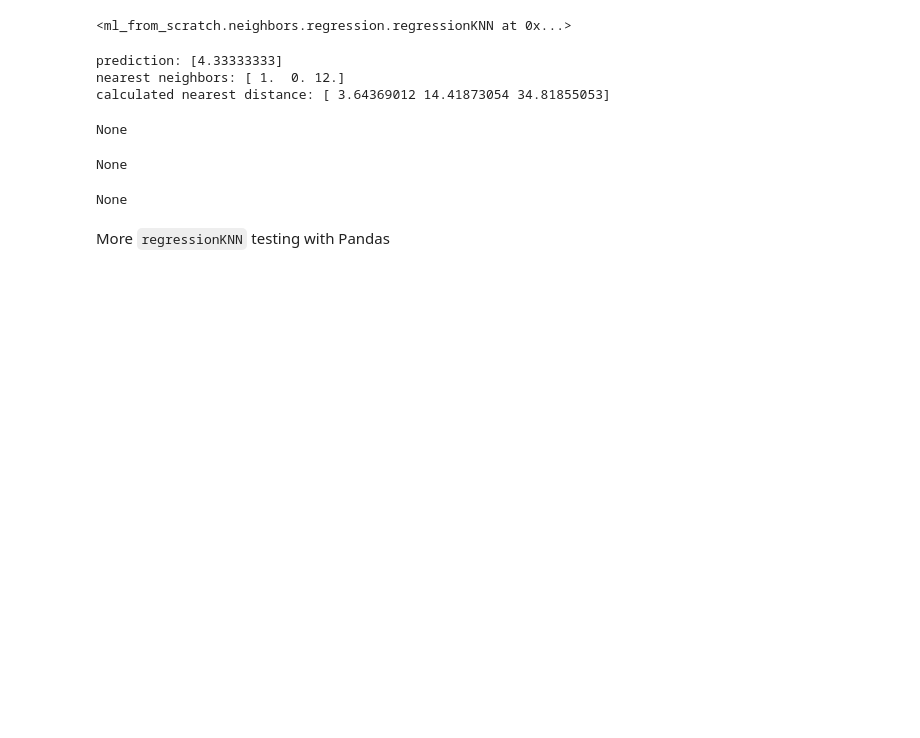
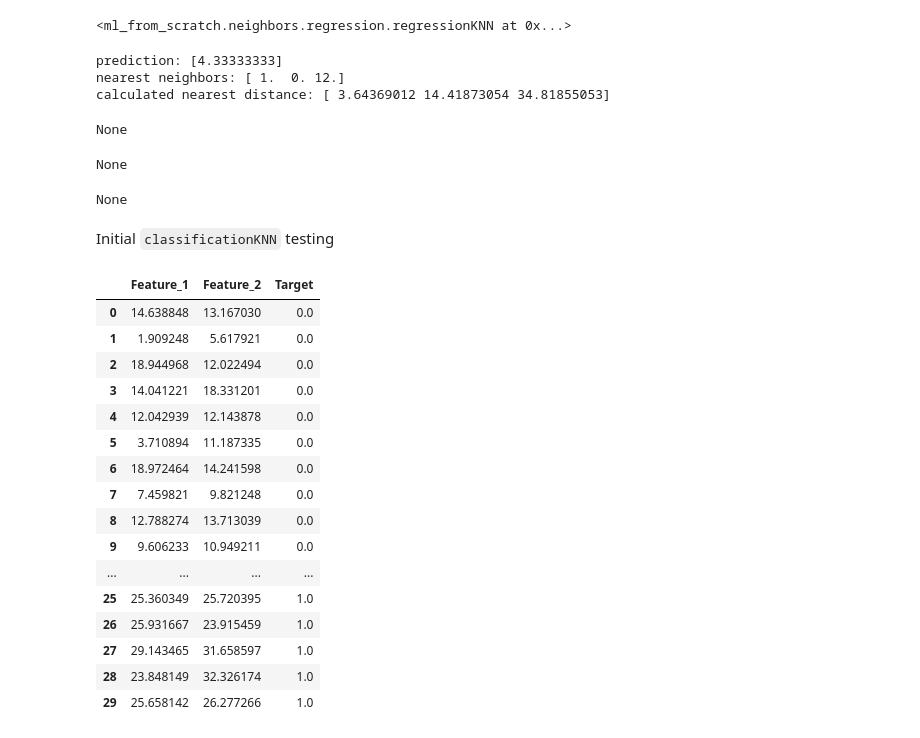
Before and after one commit to datawithalvin/build_ml_from_scratch, a Jupyter notebook: notebooks_try_algo/try_knn.ipynb, the cells around one changed output. Saved outputs shown, nothing was run; the diff lists cells and outputs as text; code cells hidden in the pictures; blank space fills up the shorter version.

```diff
--- a/notebooks_try_algo/try_knn.ipynb
+++ b/notebooks_try_algo/try_knn.ipynb
@@ -171,5 +170,45 @@ calculated nearest distance: [ 3.64369012 14.41873054 34.81855053]
 None
 None
 None
-# %% [markdown]
-More `regressionKNN` testing with Pandas
+# %% [markdown]
+Initial `classificationKNN` testing
+# %%
+np.random.seed(555)
+
+n_samples = 15
+feature1_class0 = np.random.uniform(1, 20, n_samples)
+feature2_class0 = np.random.uniform(5, 20, n_samples)
+y_class0 = np.zeros(n_samples)
+
+feature1_class1 = np.random.uniform(18, 30, n_samples)
+feature2_class1 = np.random.uniform(22, 35, n_samples)
+y_class1 = np.ones(n_samples)
+
+X_train = np.vstack((np.column_stack((feature1_class0, feature2_class0)),
+                     np.column_stack((feature1_class1, feature2_class1))))
+y_train = np.hstack((y_class0, y_class1))
+
+sample_df = pd.DataFrame(X_train, columns=["Feature_1", "Feature_2"])
+sample_df["Target"] = y_train
+
+test_point = np.array([[19, 19]])
+
+sample_df
+# %% [output]
+|  | Feature_1 | Feature_2 | Target |
+| 0 | 14.638848 | 13.167030 | 0.0 |
+| 1 | 1.909248 | 5.617921 | 0.0 |
+| 2 | 18.944968 | 12.022494 | 0.0 |
+| 3 | 14.041221 | 18.331201 | 0.0 |
+| 4 | 12.042939 | 12.143878 | 0.0 |
+| 5 | 3.710894 | 11.187335 | 0.0 |
+| 6 | 18.972464 | 14.241598 | 0.0 |
+| 7 | 7.459821 | 9.821248 | 0.0 |
+| 8 | 12.788274 | 13.713039 | 0.0 |
+| 9 | 9.606233 | 10.949211 | 0.0 |
+| ... | ... | ... | ... |
+| 25 | 25.360349 | 25.720395 | 1.0 |
+| 26 | 25.931667 | 23.915459 | 1.0 |
+| 27 | 29.143465 | 31.658597 | 1.0 |
+| 28 | 23.848149 | 32.326174 | 1.0 |
+| 29 | 25.658142 | 26.277266 | 1.0 |
```
Also changed, not shown: parts of 6 cells of this notebook, 3 other files.
